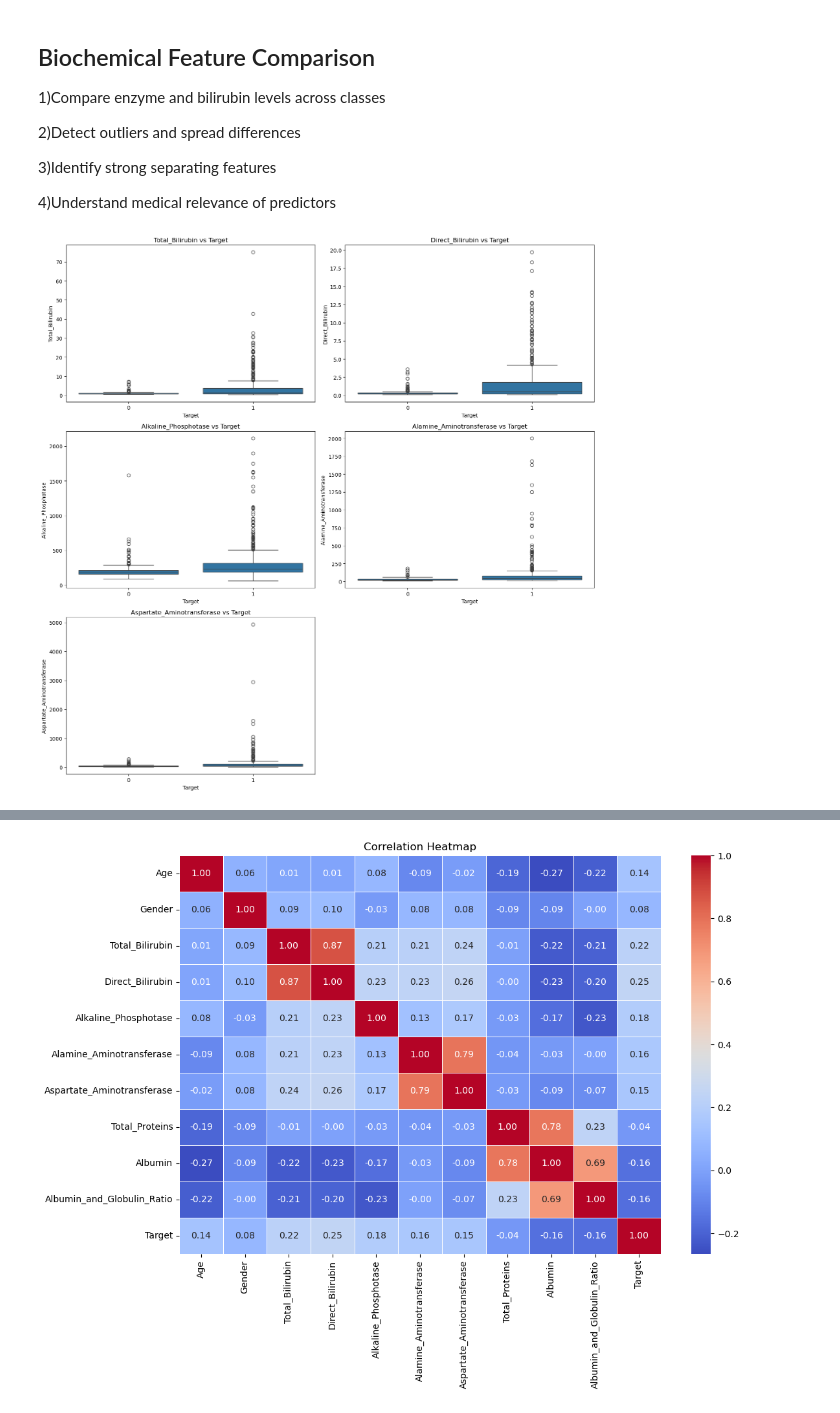
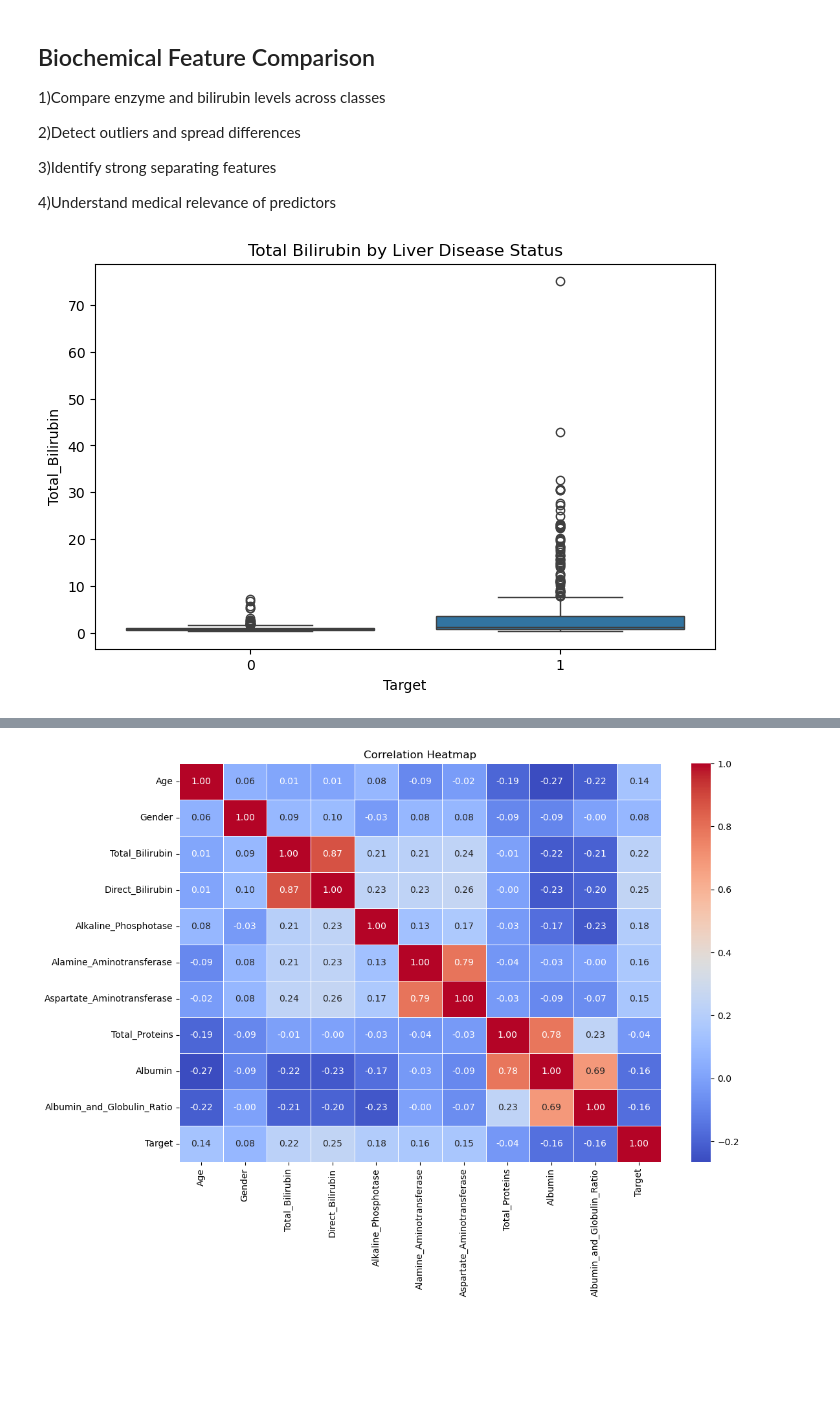
Before and after one commit to omxmishra/liver_patient_pred, a Jupyter notebook: liver_patient_pred.ipynb, the cells around one changed output, grey strips where cells are left out. Saved outputs shown, nothing was run; the diff lists cells and outputs as text; code cells hidden in the pictures; blank space fills up the shorter version.

Commit message:
liver patient project

```diff
--- a/liver_patient_pred.ipynb
+++ b/liver_patient_pred.ipynb
@@ -329,23 +334,10 @@ gender_target_ratio
 3)Identify strong separating features
 
 4)Understand medical relevance of predictors
-# %%
-plt.figure(figsize=(15,15))
-
-features = [
-    'Total_Bilirubin',
-    'Direct_Bilirubin',
-    'Alkaline_Phosphotase',
-    'Alamine_Aminotransferase',
-    'Aspartate_Aminotransferase'
-]
-
-for i, col in enumerate(features, 1):
-    plt.subplot(3,2,i)
-    sns.boxplot(x='Target', y=col, data=df)
-    plt.title(f"{col} vs Target")
-
-plt.tight_layout()
-plt.show()
-# %% [output]
-[figure, removed]
+# %%
+plt.figure(figsize=(8,5))
+sns.boxplot(x='Target', y='Total_Bilirubin', data=df)
+plt.title("Total Bilirubin by Liver Disease Status")
+plt.show()
+# %% [output]
+[figure, added]
```
Also changed, not shown: parts of 38 cells of this notebook.
